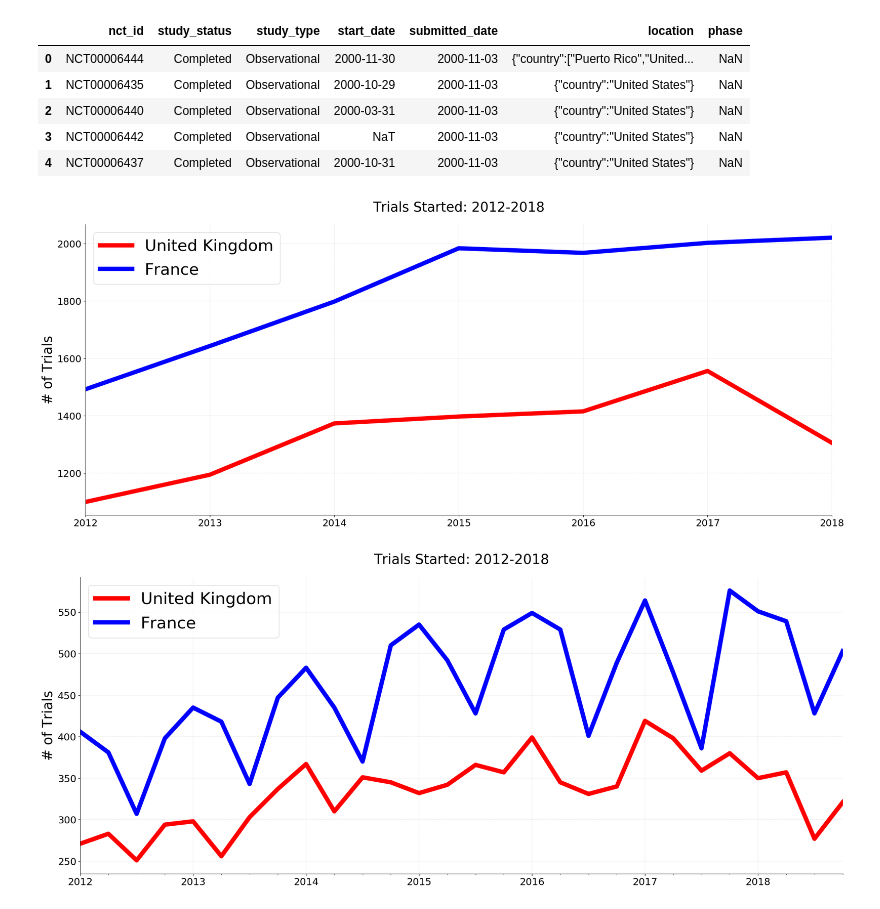
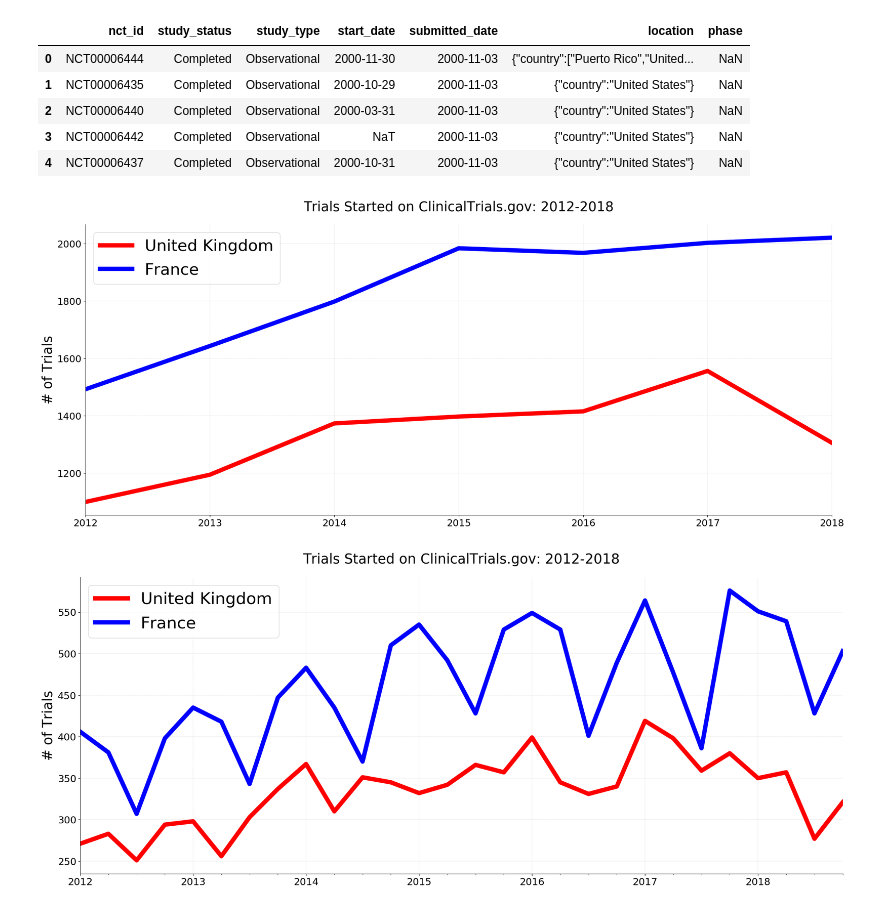
Before and after one commit to ebmdatalab/euctr_country_level_analysis, a Jupyter notebook: EUCTR Trends/Time Trends_neat.ipynb, the cells around one changed output. Cells and saved outputs as stored; diff of their text form; code cells hidden in the pictures.

```diff
--- a/EUCTR Trends/Time Trends_neat.ipynb
+++ b/EUCTR Trends/Time Trends_neat.ipynb
@@ -270,18 +270,18 @@ def graph(title, data1, data2):
     ax.xaxis.grid(linestyle='--', linewidth=.25)
     plt.show()
 # %%
-start_date_year = "Trials Started: 2012-2018"
+start_date_year = "Trials Started on ClinicalTrials.gov: 2012-2018"
 uk = process_ctdata(ctgov,'United Kingdom', p1_filter=False)
 fr = process_ctdata(ctgov,'France', p1_filter=False)
 graph(start_date_year, uk.start, fr.start)
 # %% [output]
-[figure, old version]
+[figure, new version]
 # %%
 uk_q = process_ctdata(ctgov,'United Kingdom', quarters=True, p1_filter=False)
 fr_q = process_ctdata(ctgov,'France', quarters=True, p1_filter=False)
 graph(start_date_year, uk_q.start, fr_q.start)
 # %% [output]
-[figure, old version]
+[figure, new version]
 # %%
 with_filt = (ctgov.study_status != "Withdrawn")
 prosp_filt = (ctgov.start_date > ctgov.submitted_date)
```
Also changed, not shown: parts of 5 cells of this notebook.
